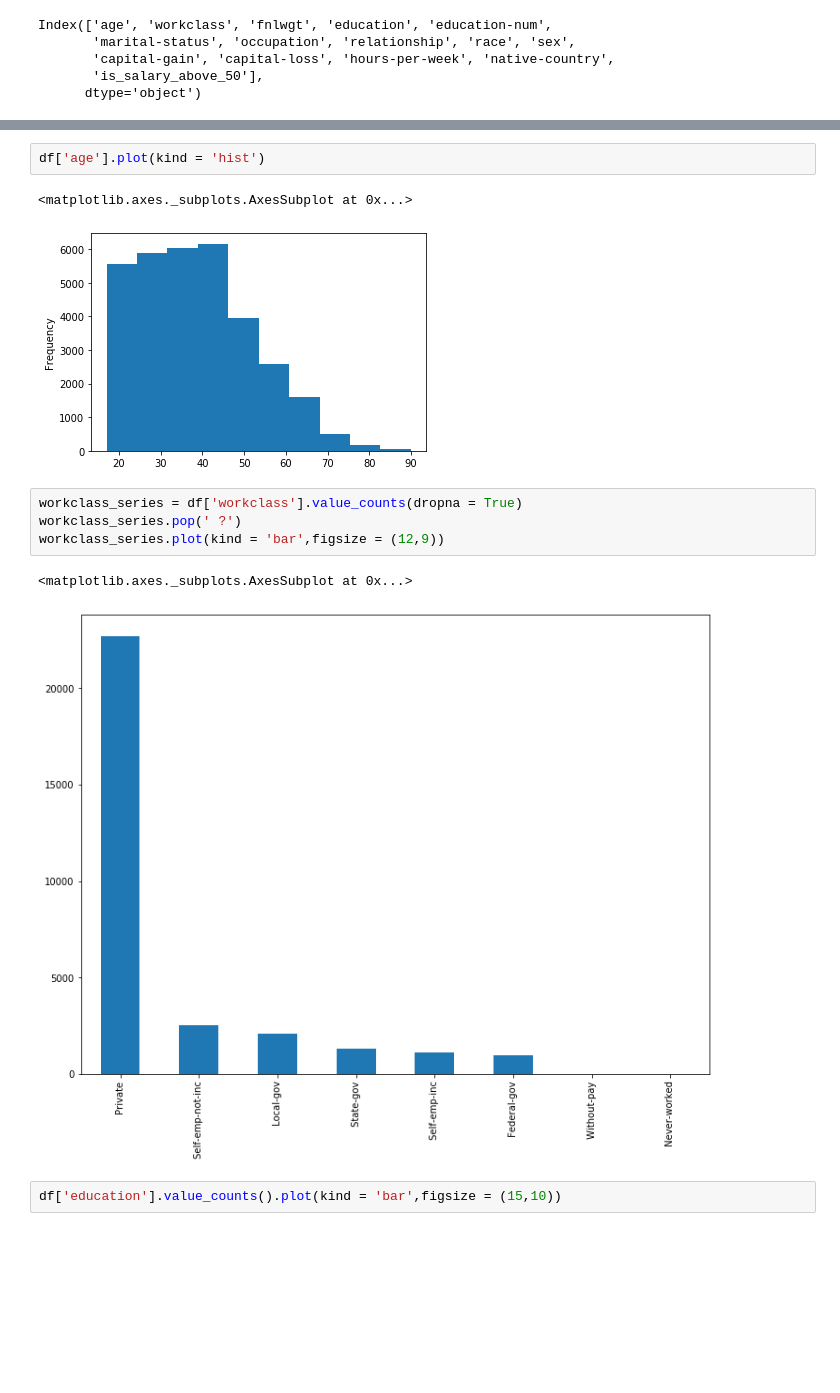
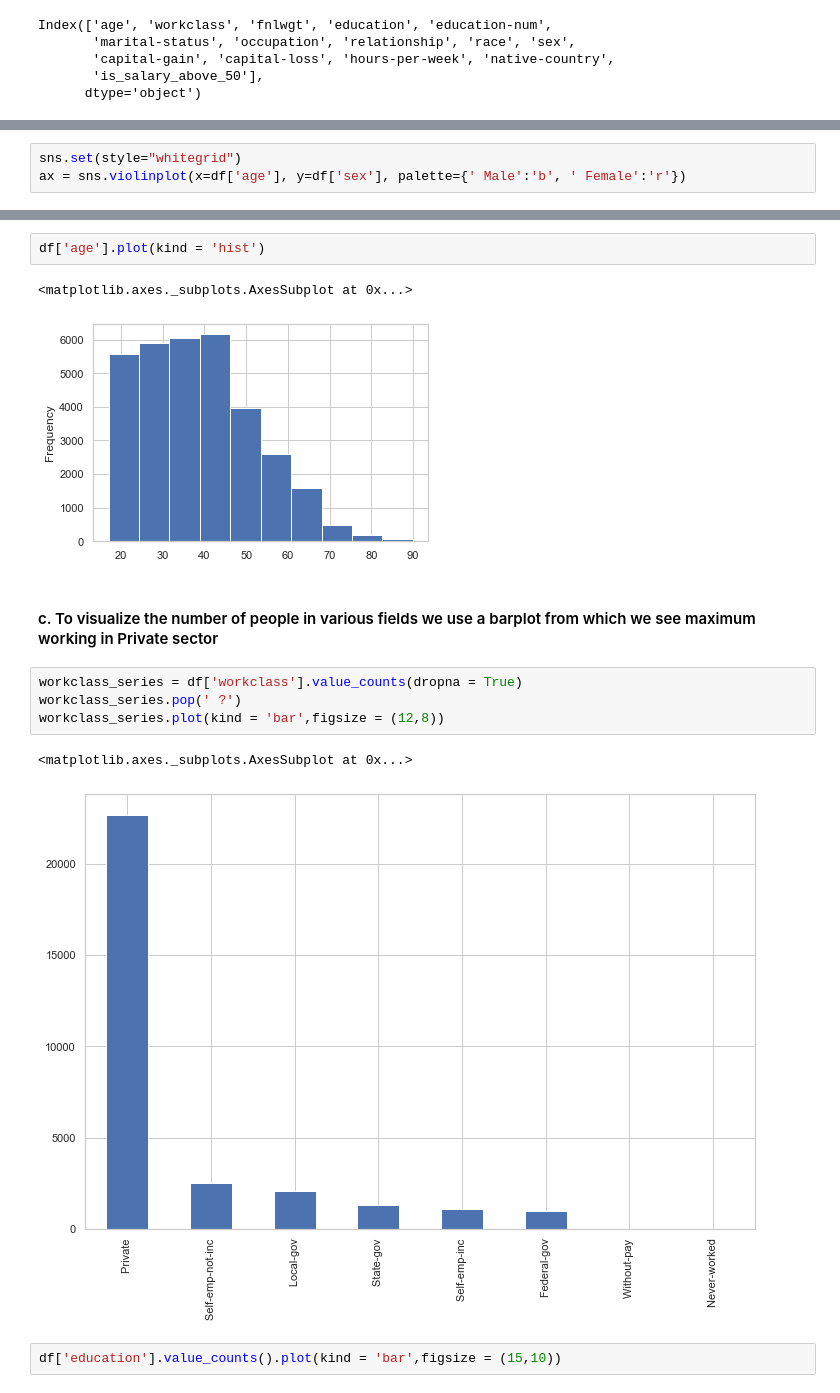
Before and after one commit to chandratop/IDS-Project, a Jupyter notebook: src.ipynb, the cells around one changed output, grey strips where cells are left out. Drawn from its saved outputs; the diff is of its cells as text; blank space fills up the shorter version.

```diff
--- a/src.ipynb
+++ b/src.ipynb
@@ -85,0 +156,3 @@ df['age'].plot.box(figsize = (15,10))
+# %%
+sns.set(style="whitegrid")
+ax = sns.violinplot(x=df['age'], y=df['sex'], palette={' Male':'b', ' Female':'r'})
@@ -87,14 +164,16 @@ df['age'].plot.box(figsize = (15,10))
 df['age'].plot(kind = 'hist')
 # %% [output]
 <matplotlib.axes._subplots.AxesSubplot at 0x...>
-[figure, old version]
+[figure, new version]
+# %% [markdown]
+#### c. To visualize the number of people in various fields we use a barplot from which we see maximum working in Private sector
 # %%
 workclass_series = df['workclass'].value_counts(dropna = True)
 workclass_series.pop(' ?')
-workclass_series.plot(kind = 'bar',figsize = (12,9))
+workclass_series.plot(kind = 'bar',figsize = (12,8))
 # %% [output]
 <matplotlib.axes._subplots.AxesSubplot at 0x...>
-[figure, old version]
+[figure, new version]
 # %%
 df['education'].value_counts().plot(kind = 'bar',figsize = (15,10))
 # %% [output]
```
Also changed, not shown: parts of 32 cells of this notebook, 1 other file.
